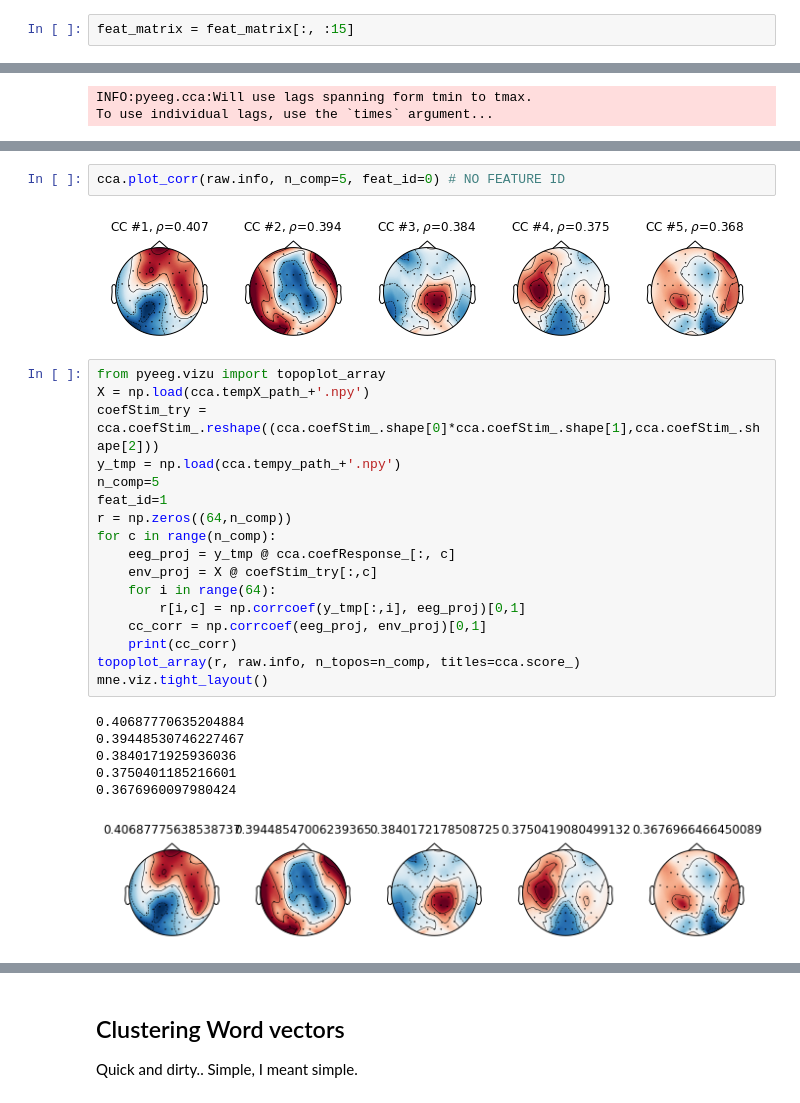
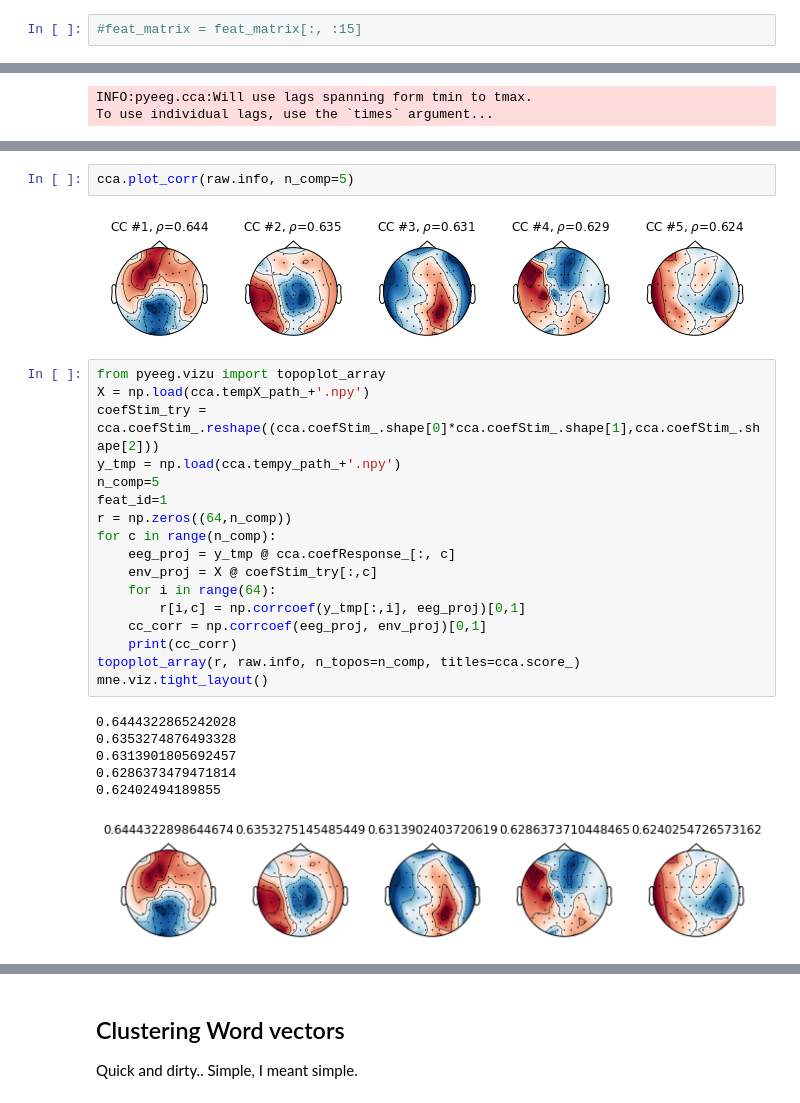
Before and after one commit to Hugo-W/pyEEG, a Jupyter notebook: docs/source/examples/CCA_wordvectors_correct_import.ipynb, the cells around one changed output, grey strips where cells are left out. Cells and saved outputs as stored; diff of their text form.

```diff
--- a/docs/source/examples/CCA_wordvectors_correct_import.ipynb
+++ b/docs/source/examples/CCA_wordvectors_correct_import.ipynb
@@ -106,7 +106,7 @@ INFO:pyeeg.io:Word flushington not in word embedding model; will use rdm instead
 # %%
 feat_matrix = wf.align_word_features(features=['wordvectors'], srate=125, wordonset_feature=True)
 # %%
-feat_matrix = feat_matrix[:, :15]
+#feat_matrix = feat_matrix[:, :15]
 # %%
 print(feat_matrix.shape)
 # %% [output]
@@ -206,7 +206,7 @@ cca.plot_spatial_filter(raw.info, n_comp=5)
 # %%
-cca.plot_corr(raw.info, n_comp=5, feat_id=0) # NO FEATURE ID
+cca.plot_corr(raw.info, n_comp=5)
 # %% [output]
-[figure, old version]
+[figure, new version]
 # %%
 from pyeeg.vizu import topoplot_array
 X = np.load(cca.tempX_path_+'.npy')
@@ -225,12 +225,12 @@ for c in range(n_comp):
 topoplot_array(r, raw.info, n_topos=n_comp, titles=cca.score_)
 mne.viz.tight_layout()
 # %% [output]
-0.40687770635204884
-0.39448530746227467
-0.3840171925936036
-0.3750401185216601
-0.3676960097980424
+0.6444322865242028
+0.6353274876493328
+0.6313901805692457
+0.6286373479471814
+0.62402494189855
-[figure, old version]
+[figure, new version]
 # %%
 #%matplotlib qt
 plt.plot(env_proj[:125*10])
```
Also changed, not shown: parts of 11 cells of this notebook, 2 other files.
